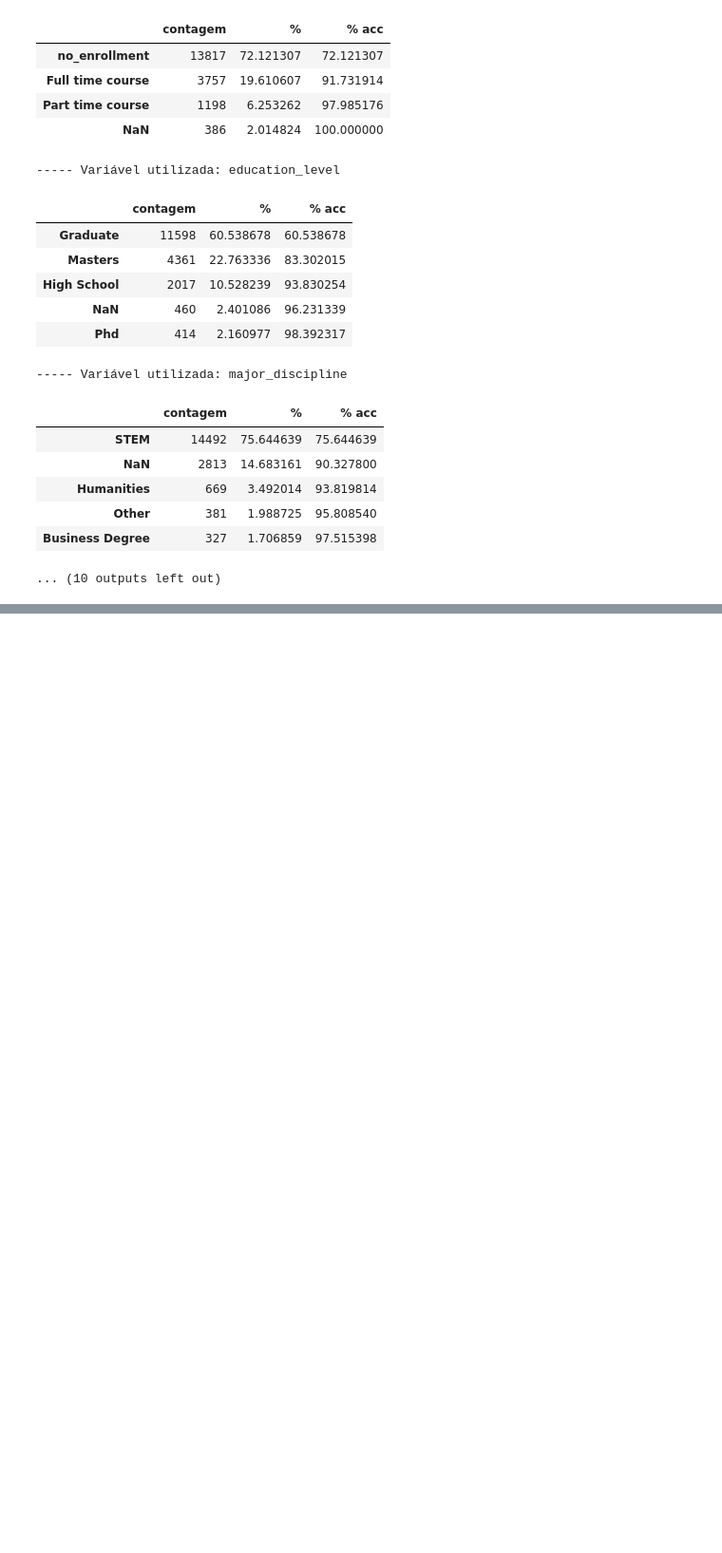
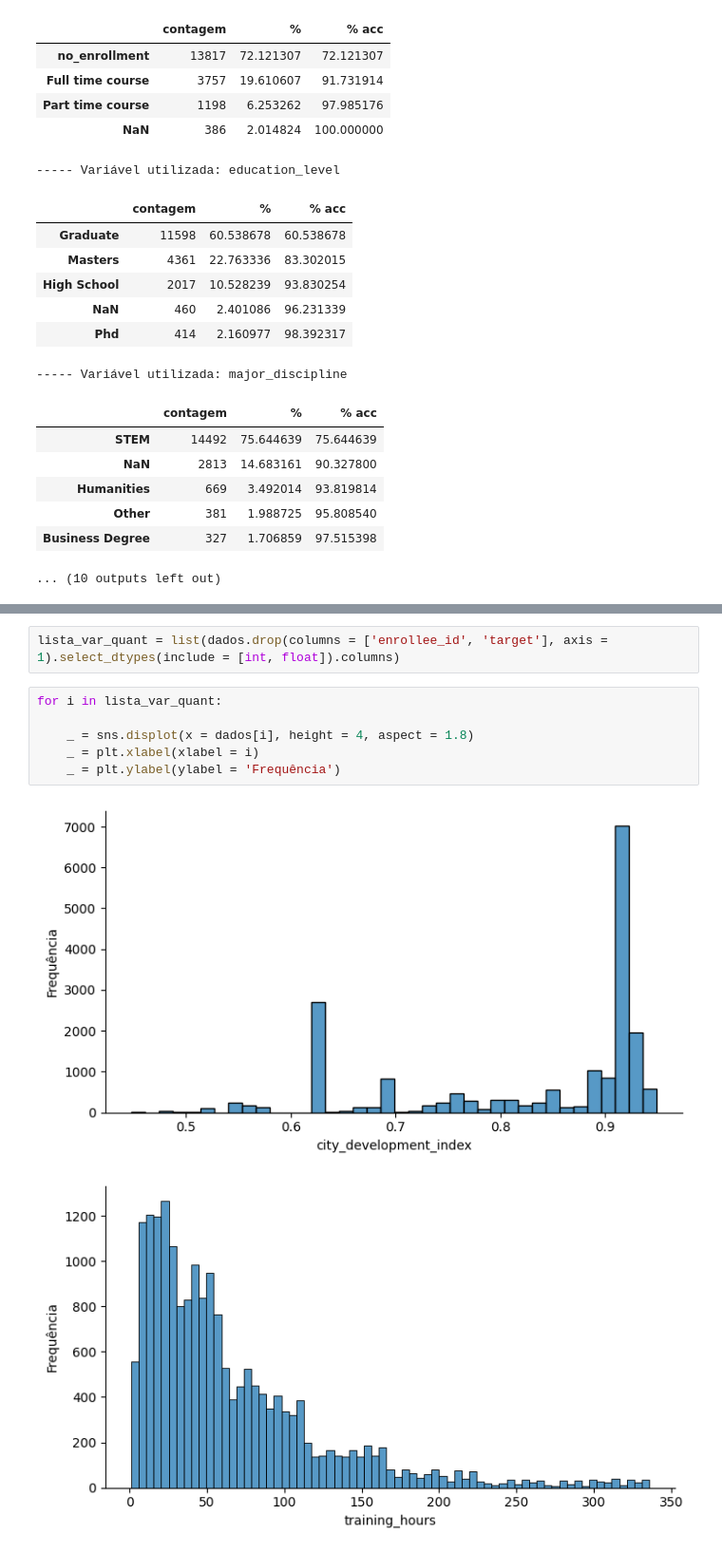
Before and after one commit to barbosarafael/hr_analysis, a Jupyter notebook: notebooks/3.0.exploracao_dados.ipynb, the cells around one changed output, grey strips where cells are left out. Shown at 95% size. Drawn from its saved outputs; the diff is of its cells as text; blank space fills up the shorter version.

Commit message:
Continuando a análise exploratória focado nas variáveis qualitativas e quantitativas

```diff
--- a/notebooks/3.0.exploracao_dados.ipynb
+++ b/notebooks/3.0.exploracao_dados.ipynb
@@ -183,0 +198,11 @@ for i in lista_var_qual:
+# %%
+lista_var_quant = list(dados.drop(columns = ['enrollee_id', 'target'], axis = 1).select_dtypes(include = [int, float]).columns)
+# %%
+for i in lista_var_quant:
+
+    _ = sns.displot(x = dados[i], height = 4, aspect = 1.8)
+    _ = plt.xlabel(xlabel = i)
+    _ = plt.ylabel(ylabel = 'Frequência')
+# %% [output]
+[figure, added]
+[figure, added]
```
Also changed, not shown: parts of 8 cells of this notebook, 1 other file.
